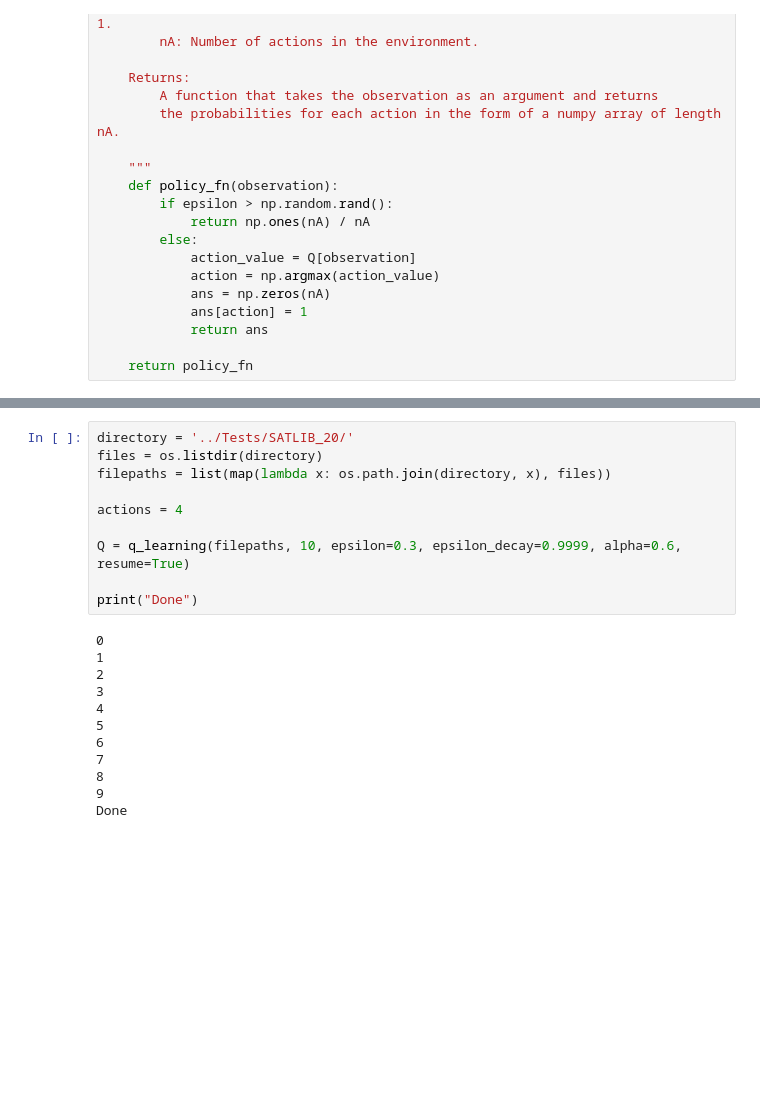
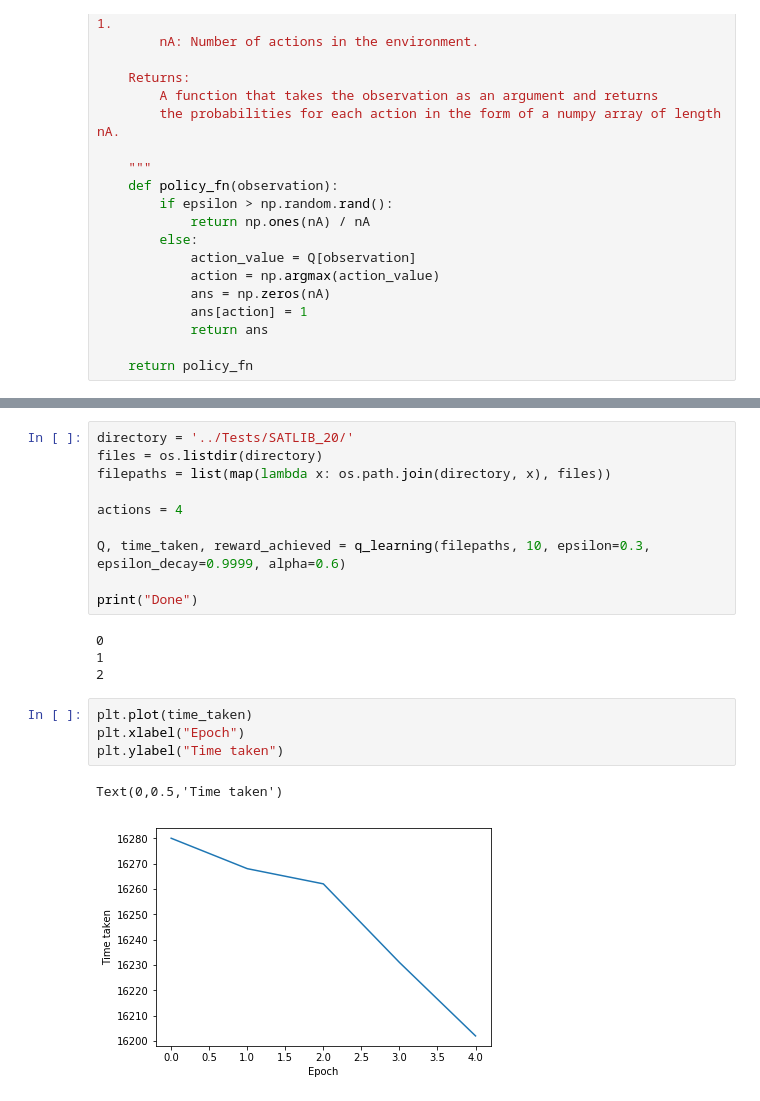
Before and after one commit to akkashk/RL_Project, a Jupyter notebook: SAT_Solving/Tabular/TD.ipynb, the cells around one changed output, grey strips where cells are left out. Saved outputs shown, nothing was run; the diff lists cells and outputs as text; blank space fills up the shorter version.

```diff
--- a/SAT_Solving/Tabular/TD.ipynb
+++ b/SAT_Solving/Tabular/TD.ipynb
@@ -574,18 +596,17 @@ filepaths = list(map(lambda x: os.path.join(directory, x), files))
 
 actions = 4
 
-Q = q_learning(filepaths, 10, epsilon=0.3, epsilon_decay=0.9999, alpha=0.6, resume=True)
+Q, time_taken, reward_achieved = q_learning(filepaths, 10, epsilon=0.3, epsilon_decay=0.9999, alpha=0.6)
 
 print("Done")
 # %% [output]
 0
 1
 2
-3
-4
-5
-6
-7
-8
-9
-Done
+# %%
+plt.plot(time_taken)
+plt.xlabel("Epoch")
+plt.ylabel("Time taken")
+# %% [output]
+Text(0,0.5,'Time taken')
+[figure, added]
```
Also changed, not shown: parts of 6 cells of this notebook, 3 other files.
